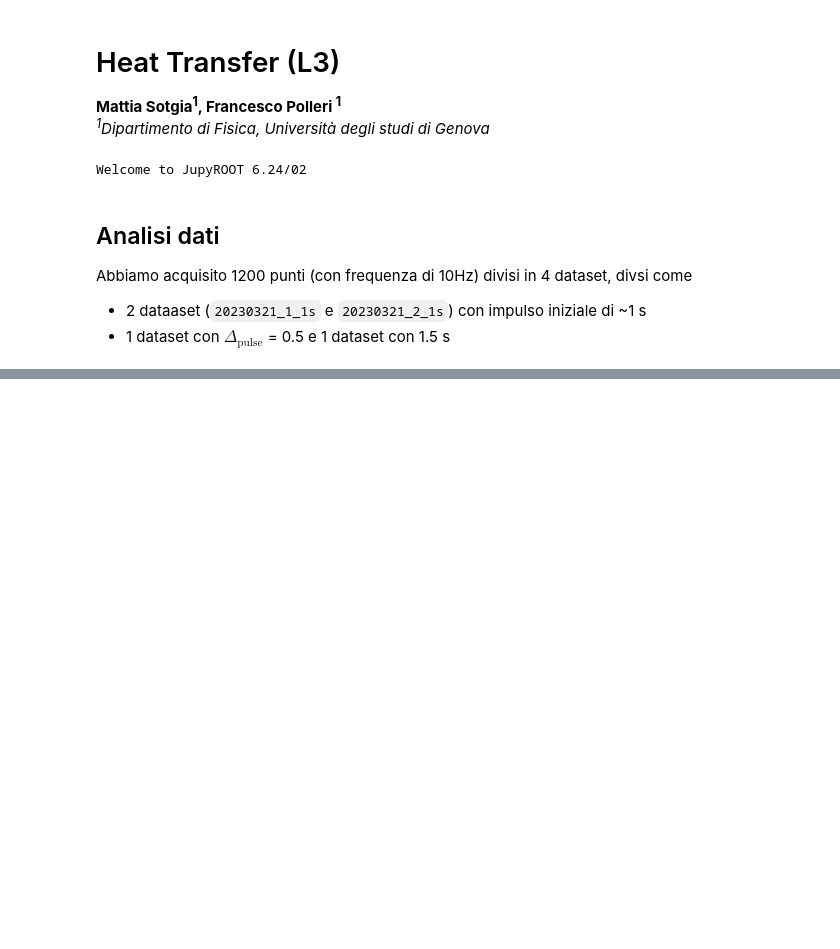
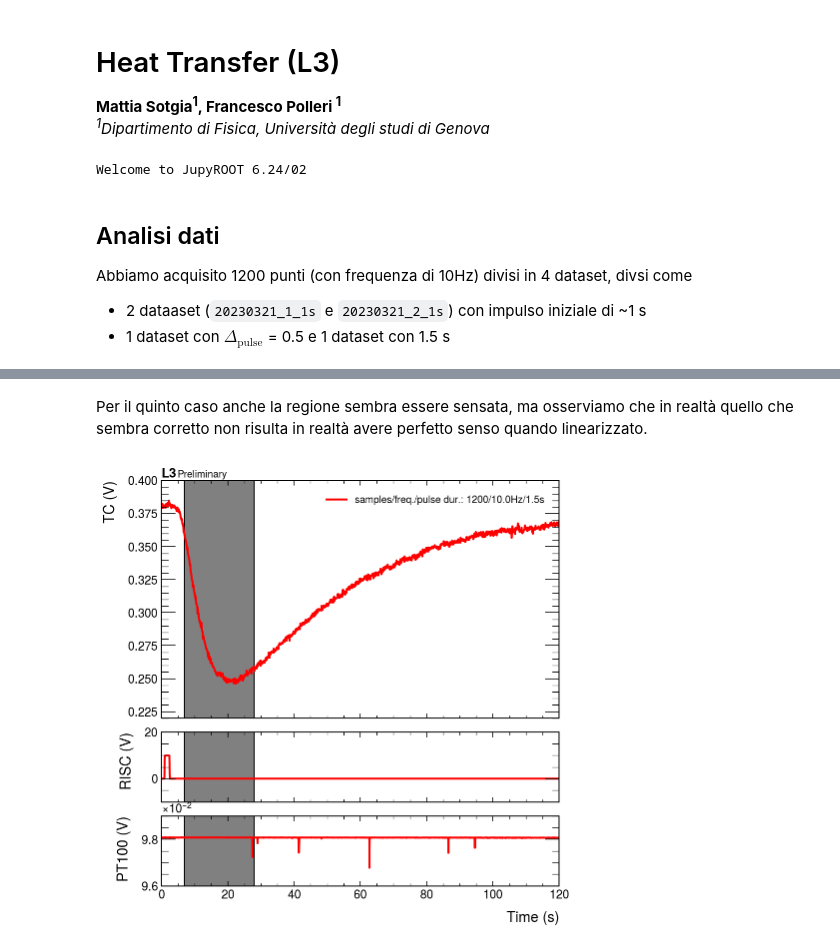
Before and after one commit to mattiasotgia/alphalab3, a Jupyter notebook: HeatTransfer/heat_transfer_general.ipynb, the cells around one changed output, grey strips where cells are left out. Saved outputs shown, nothing was run; the diff lists cells and outputs as text; code cells hidden in the pictures; blank space fills up the shorter version.

```diff
--- a/HeatTransfer/heat_transfer_general.ipynb
+++ b/HeatTransfer/heat_transfer_general.ipynb
@@ -48,0 +173,6 @@ plt.plot(D3.time, Analysis(D3).T())
+# %% [markdown]
+Per il quinto caso anche la regione sembra essere sensata, ma osserviamo che in realtà quello che sembra corretto non risulta in realtà avere perfetto senso quando linearizzato.
+# %%
+Analysis(D5).data.prelim_plot(low, up)
+# %% [output]
+[figure, added]
```
Also changed, not shown: parts of 21 cells of this notebook, 2 other files.
